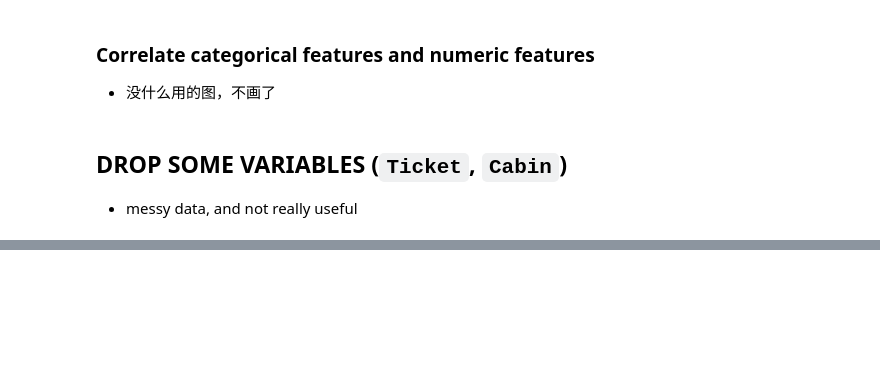
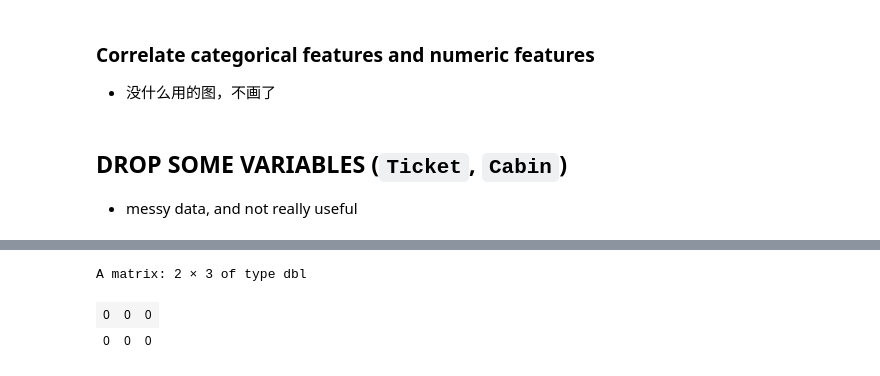
Before and after one commit to gli81/kaggle, a Jupyter notebook: Titanic-Machine-Learning-from-Disaster/titanicR.ipynb, the cells around one changed output, grey strips where cells are left out. Saved outputs shown, nothing was run; the diff lists cells and outputs as text; code cells hidden in the pictures; blank space fills up the shorter version.

```diff
--- a/Titanic-Machine-Learning-from-Disaster/titanicR.ipynb
+++ b/Titanic-Machine-Learning-from-Disaster/titanicR.ipynb
@@ -416,0 +420,8 @@ A tibble: 10 × 9
+# %%
+guess_ages <- array(data=0, dim=c(2, 3))
+
+guess_ages
+# %% [output]
+A matrix: 2 × 3 of type dbl
+| 0 | 0 | 0 |
+| 0 | 0 | 0 |
```
Also changed, not shown: parts of 31 cells of this notebook, 1 other file.
